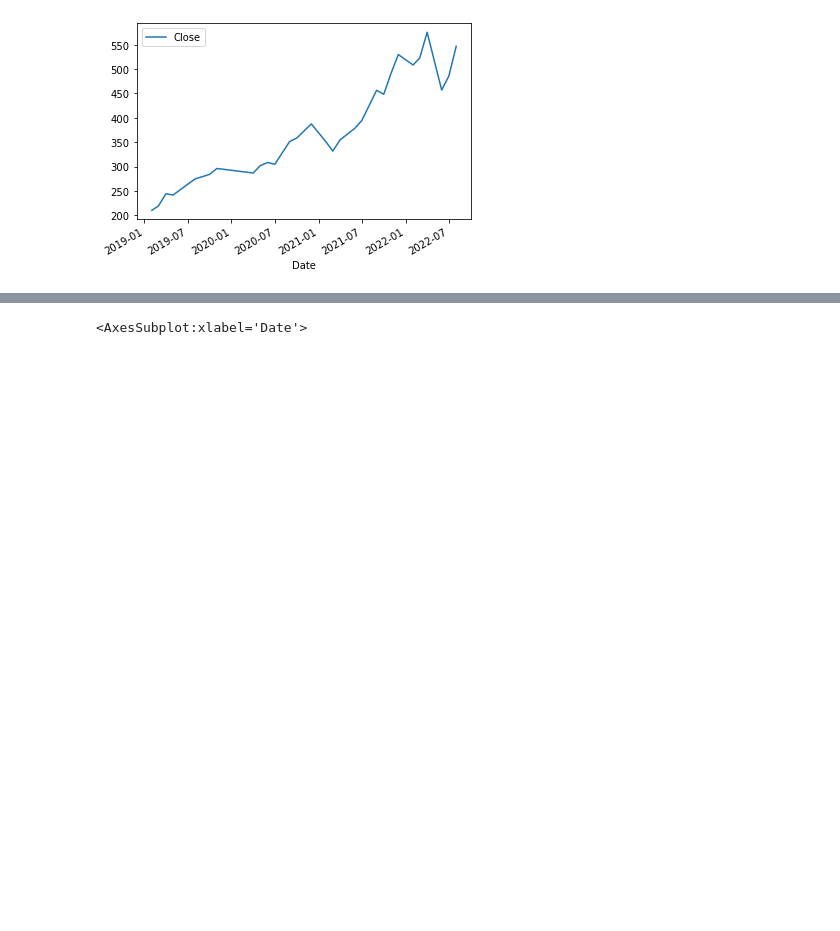
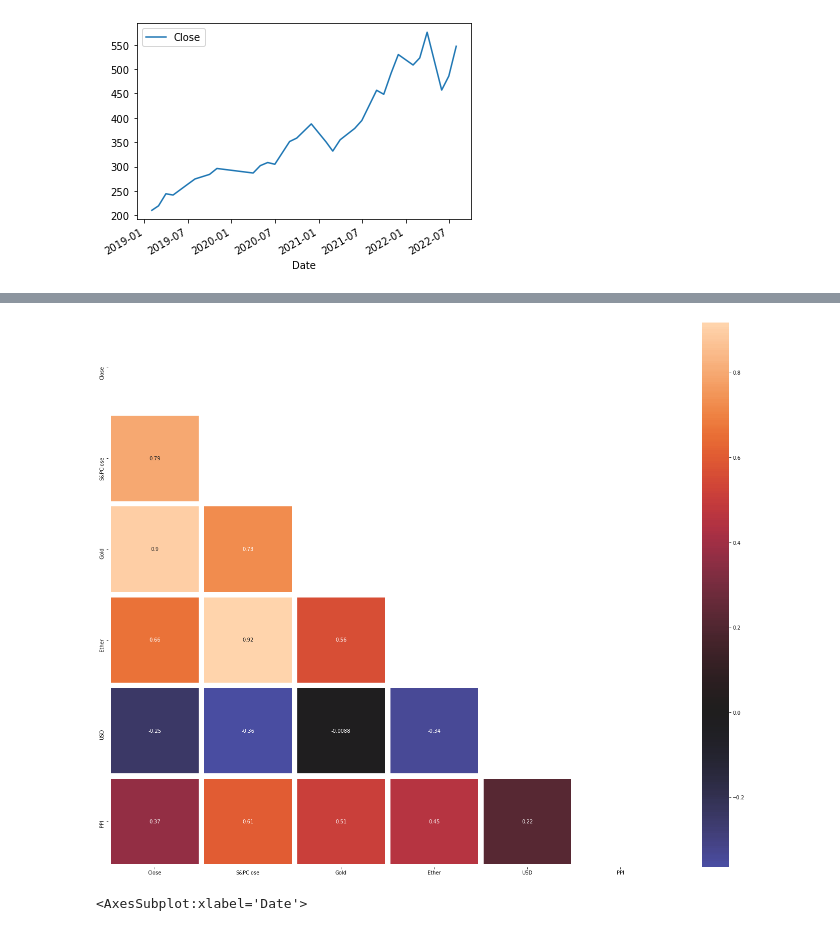
Before and after one commit to ashakeri92/Capstone, a Jupyter notebook: Analysis.ipynb, the cells around one changed output, grey strips where cells are left out. Saved outputs shown, nothing was run; the diff lists cells and outputs as text; code cells hidden in the pictures; blank space fills up the shorter version.

```diff
--- a/Analysis.ipynb
+++ b/Analysis.ipynb
@@ -425,0 +464,3 @@ COST.plot(x='Date',y='Close')
+# %%
+wmt_corr = WMT.corr()
+wmt_corr
@@ -426,3 +475,18 @@ COST.plot(x='Date',y='Close')
+# %%
+# Build heatmap
+
+# Set up figure and axis
+fig, ax = plt.subplots(figsize=(25, 20))
+
+sns.heatmap(WMT.corr(),
+            # Mask to show only half the values instead of showing duplicates
+            mask=np.triu(np.ones_like(wmt_corr, dtype=bool)),
+            # Specifies that we want values not just colors
+            annot = True,
+            linewidths = 10,
+            center=0);
+# %% [output]
+[figure, added]
 # %%
 WMT.plot(x='Date',y='Close')
 # %% [output]
```
Also changed, not shown: parts of 30 cells of this notebook.
